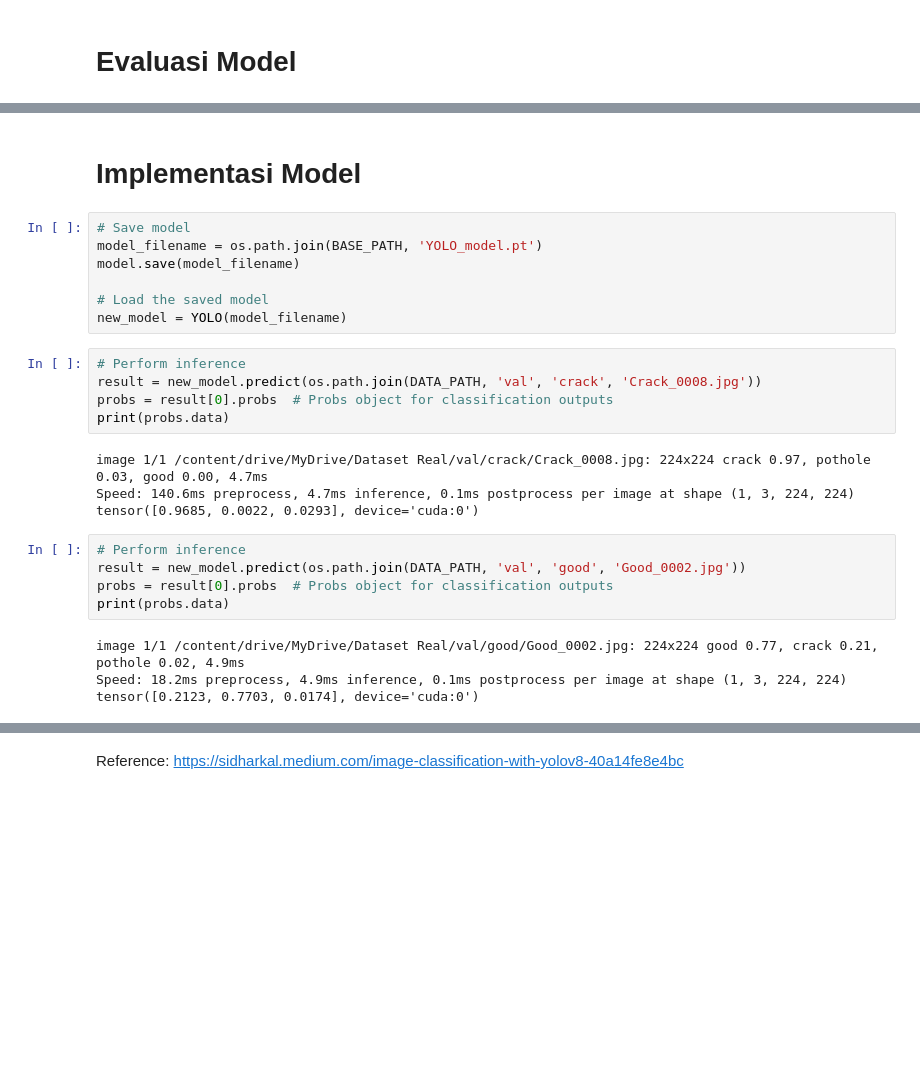
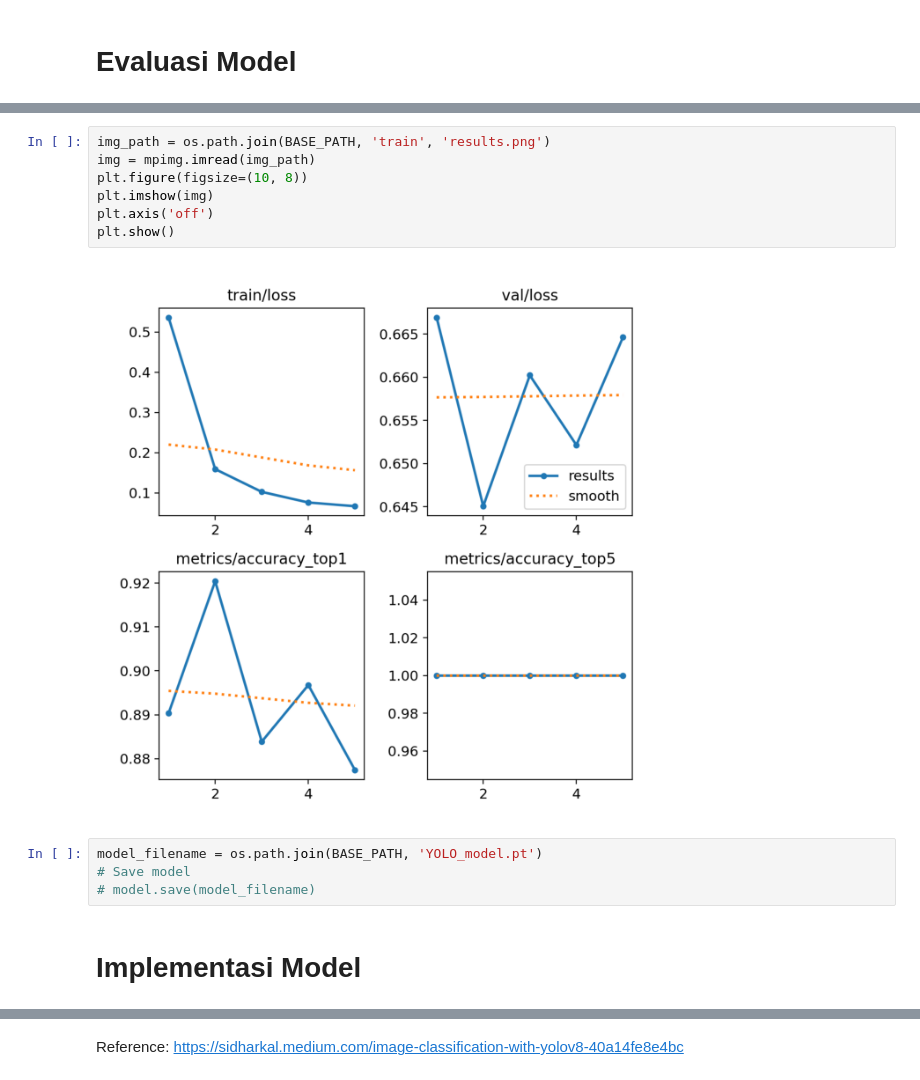
Before and after one commit to fdavidsen/Braincore-Intern, a Jupyter notebook: Braincore_Intern_1_YOLO.ipynb, the cells around one changed output, grey strips where cells are left out. Drawn from its saved outputs; the diff is of its cells as text; blank space fills up the shorter version.

```diff
--- a/Braincore_Intern_1_YOLO.ipynb
+++ b/Braincore_Intern_1_YOLO.ipynb
@@ -110,27 +139,15 @@ tensor([1.3886e-05, 8.4132e-07, 9.9999e-01], device='cuda:0')
+# %%
+img_path = os.path.join(BASE_PATH, 'train', 'results.png')
+img = mpimg.imread(img_path)
+plt.figure(figsize=(10, 8))
+plt.imshow(img)
+plt.axis('off')
+plt.show()
+# %% [output]
+[figure, added]
+# %%
+model_filename = os.path.join(BASE_PATH, 'YOLO_model.pt')
+# Save model
+# model.save(model_filename)
 # %% [markdown]
 # Implementasi Model
-# %%
-# Save model
-model_filename = os.path.join(BASE_PATH, 'YOLO_model.pt')
-model.save(model_filename)
-
-# Load the saved model
-new_model = YOLO(model_filename)
-# %%
-# Perform inference
-result = new_model.predict(os.path.join(DATA_PATH, 'val', 'crack', 'Crack_0008.jpg'))
-probs = result[0].probs  # Probs object for classification outputs
-print(probs.data)
-# %% [output]
-image 1/1 /content/drive/MyDrive/Dataset Real/val/crack/Crack_0008.jpg: 224x224 crack 0.97, pothole 0.03, good 0.00, 4.7ms
-Speed: 140.6ms preprocess, 4.7ms inference, 0.1ms postprocess per image at shape (1, 3, 224, 224)
-tensor([0.9685, 0.0022, 0.0293], device='cuda:0')
-# %%
-# Perform inference
-result = new_model.predict(os.path.join(DATA_PATH, 'val', 'good', 'Good_0002.jpg'))
-probs = result[0].probs  # Probs object for classification outputs
-print(probs.data)
-# %% [output]
-image 1/1 /content/drive/MyDrive/Dataset Real/val/good/Good_0002.jpg: 224x224 good 0.77, crack 0.21, pothole 0.02, 4.9ms
-Speed: 18.2ms preprocess, 4.9ms inference, 0.1ms postprocess per image at shape (1, 3, 224, 224)
-tensor([0.2123, 0.7703, 0.0174], device='cuda:0')
```
Also changed, not shown: parts of 18 cells of this notebook.
